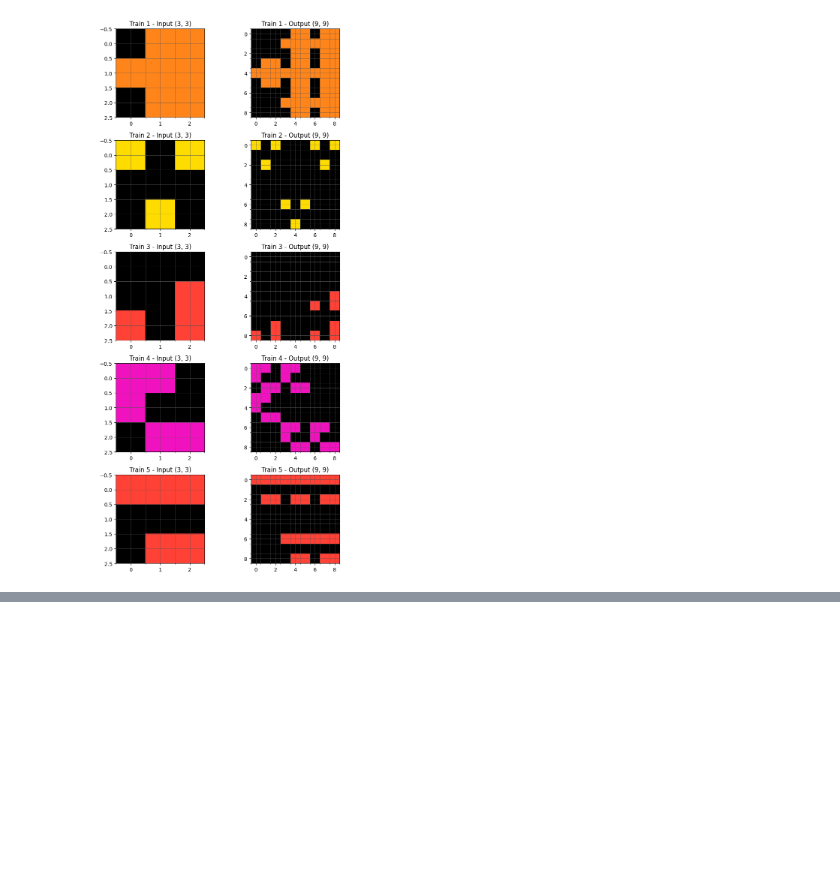
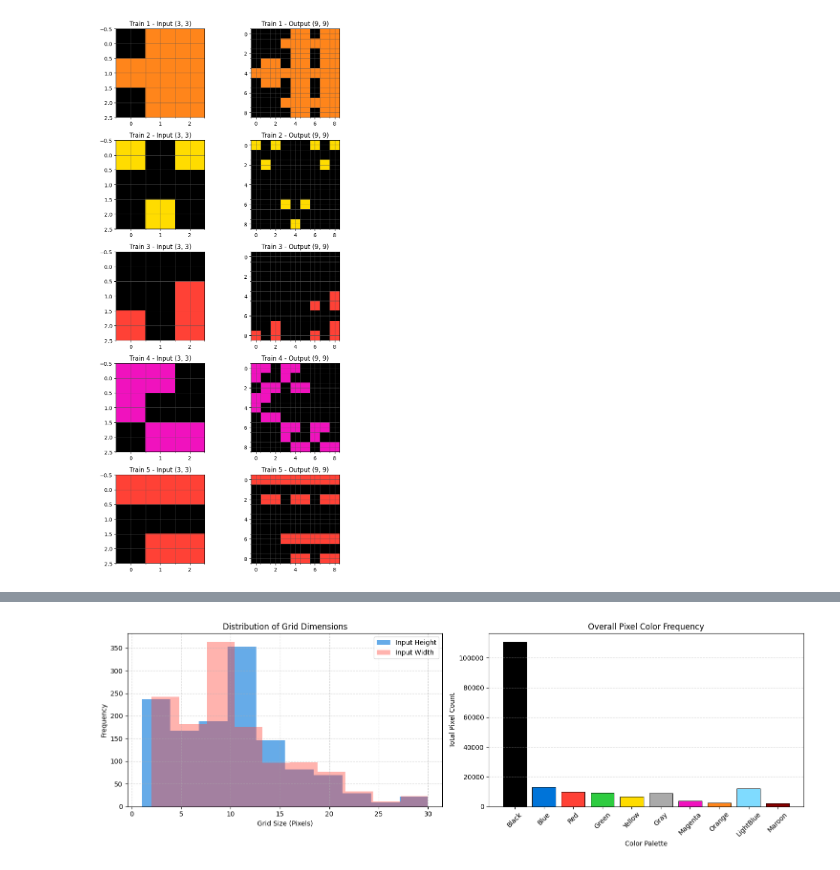
Before and after one commit to thushanthasmitha/ARC-Prize-2026---ARC-AGI-3, a Jupyter notebook: ARC_Prize_2026_ARC_AGI_3ipynb.ipynb, the cells around one changed output, grey strips where cells are left out. Saved outputs shown, nothing was run; the diff lists cells and outputs as text; code cells hidden in the pictures; blank space fills up the shorter version.

```diff
--- a/ARC_Prize_2026_ARC_AGI_3ipynb.ipynb
+++ b/ARC_Prize_2026_ARC_AGI_3ipynb.ipynb
@@ -294,0 +363,80 @@ Loading task file: 007bbfb7.json
+# %%
+import json
+import os
+import glob
+import numpy as np
+import matplotlib.pyplot as plt
+
+# Step 1: Securely clone the official ARC repository if it does not exist
+if not os.path.exists('ARC'):
+    print("Cloning official ARC repository into the Colab environment...")
+    !git clone https://github.com/fchollet/ARC.git
+else:
+    print("Official ARC repository already detected.")
+
+# Step 2: Define and verify the target dataset directory path
+training_path = 'ARC/data/training/'
+
+if os.path.exists(training_path):
+    task_files = sorted(os.listdir(training_path))
+    print(f"Successfully connected to dataset. Found {len(task_files)} puzzle files.")
+
+    # Initialize metric collection lists for analytical EDA
+    input_heights = []
+    input_widths = []
+    output_heights = []
+    output_widths = []
+    color_counts = np.zeros(10) # 10 standard ARC colors (0 to 9)
+
+    # Step 3: Iterate through all tasks to extract dimensions and structural profiles
+    for file_name in task_files:
+        file_path = os.path.join(training_path, file_name)
+        with open(file_path, 'r') as f:
+            task = json.load(f)
+
+        # Parse individual training pairs within each JSON file
+        for sample in task['train']:
+            in_grid = np.array(sample['input'])
+            out_grid = np.array(sample['output'])
+
+            # Record shape profiles
+            input_heights.append(in_grid.shape[0])
+            input_widths.append(in_grid.shape[1])
+            output_heights.append(out_grid.shape[0])
+            output_widths.append(out_grid.shape[1])
+
+            # Count color element frequencies
+            unique, counts = np.unique(in_grid, return_counts=True)
+            for idx, count in zip(unique, counts):
+                if 0 <= idx <= 9:
+                    color_counts[idx] += count
+
+    # Step 4: Generate Advanced Graphical EDA Subplots
+    fig, axs = plt.subplots(1, 2, figsize=(15, 5))
+
+    # Visualization A: Grid Dimension Profiles
+    axs[0].hist(input_heights, bins=10, alpha=0.6, label='Input Height', color='#0074D9')
+    axs[0].hist(input_widths, bins=10, alpha=0.4, label='Input Width', color='#FF4136')
+    axs[0].set_title('Distribution of Grid Dimensions')
+    axs[0].set_xlabel('Grid Size (Pixels)')
+    axs[0].set_ylabel('Frequency')
+    axs[0].legend()
+    axs[0].grid(True, linestyle='--', alpha=0.5)
+
+    # Visualization B: Universal Pixel Color Frequency Breakdown
+    arc_color_names = ['Black', 'Blue', 'Red', 'Green', 'Yellow', 'Gray', 'Magenta', 'Orange', 'LightBlue', 'Maroon']
+    arc_hex_palette = ['#000000', '#0074D9', '#FF4136', '#2ECC40', '#FFDC00', '#AAAAAA', '#F012BE', '#FF851B', '#7FDBFF', '#870000']
+
+    axs[1].bar(arc_color_names, color_counts, color=arc_hex_palette, edgecolor='black', linewidth=0.7)
+    axs[1].set_title('Overall Pixel Color Frequency')
+    axs[1].set_xlabel('Color Palette')
+    axs[1].set_ylabel('Total Pixel Count')
+    axs[1].set_xticklabels(arc_color_names, rotation=45)
+    axs[1].grid(axis='y', linestyle='--', alpha=0.5)
+
+    plt.tight_layout()
+    plt.show()
+
+else:
+    print(f"Critical Error: Path '{training_path}' could not be resolved. Please check directory configurations.")
+# %% [output]
@@ -294,0 +452 @@ Loading task file: 007bbfb7.json
+[figure, added]
```
Also changed, not shown: parts of 5 cells of this notebook.
